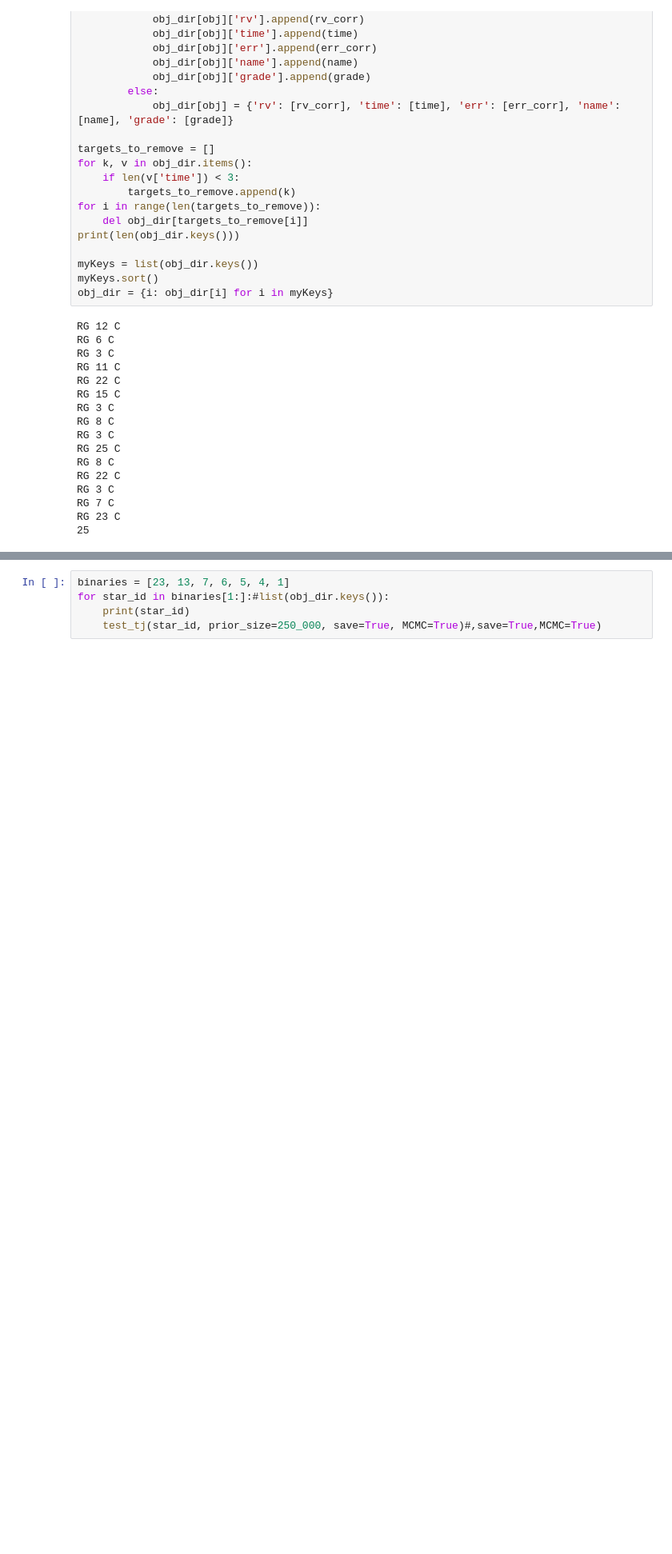
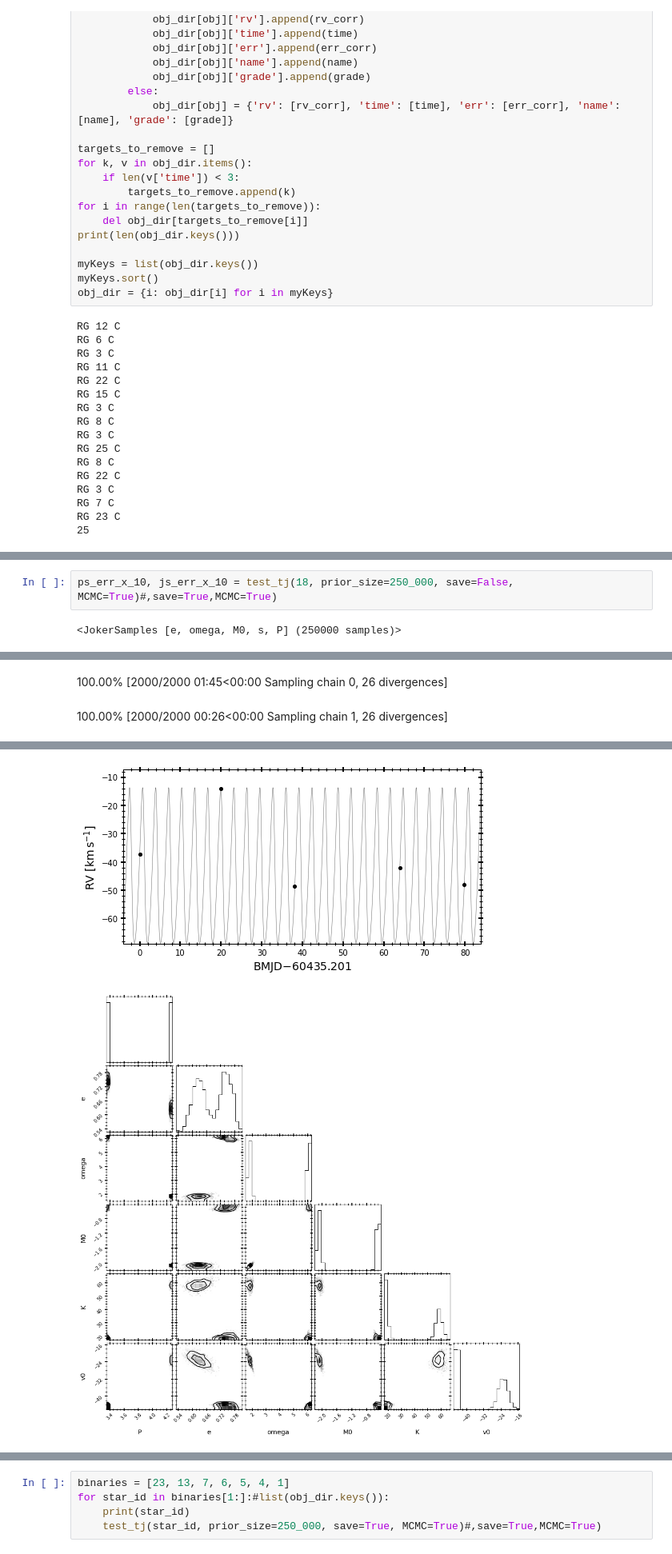
Before and after one commit to MaryumSayeed/ESPRESSO, a Jupyter notebook: scripts/p113.ipynb, the cells around one changed output, grey strips where cells are left out. Shown at 80% size. Drawn from its saved outputs; the diff is of its cells as text; blank space fills up the shorter version.

```diff
--- a/scripts/p113.ipynb
+++ b/scripts/p113.ipynb
@@ -390,0 +401,4 @@ WARNING:root:Too few points to create valid contours
+# %%
+ps_err_x_10, js_err_x_10 = test_tj(18, prior_size=250_000, save=False, MCMC=True)#,save=True,MCMC=True)
+# %% [output]
+<JokerSamples [e, omega, M0, s, P] (250000 samples)>
@@ -390,0 +413,2 @@ WARNING:root:Too few points to create valid contours
+100.00% [2000/2000 01:45<00:00 Sampling chain 0, 26 divergences]
+100.00% [2000/2000 00:26<00:00 Sampling chain 1, 26 divergences]
@@ -390,0 +434,2 @@ WARNING:root:Too few points to create valid contours
+[figure, added]
+[figure, added]
```
Also changed, not shown: parts of 16 cells of this notebook, 1 other file.
